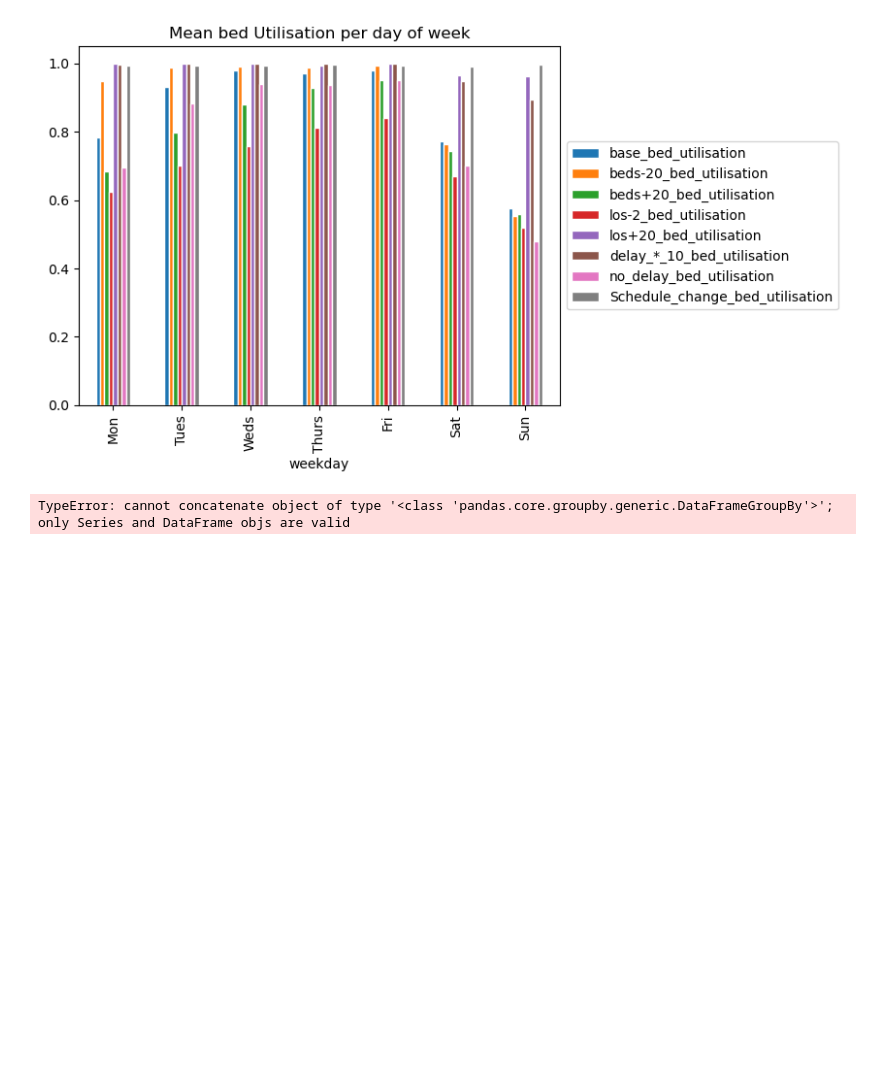
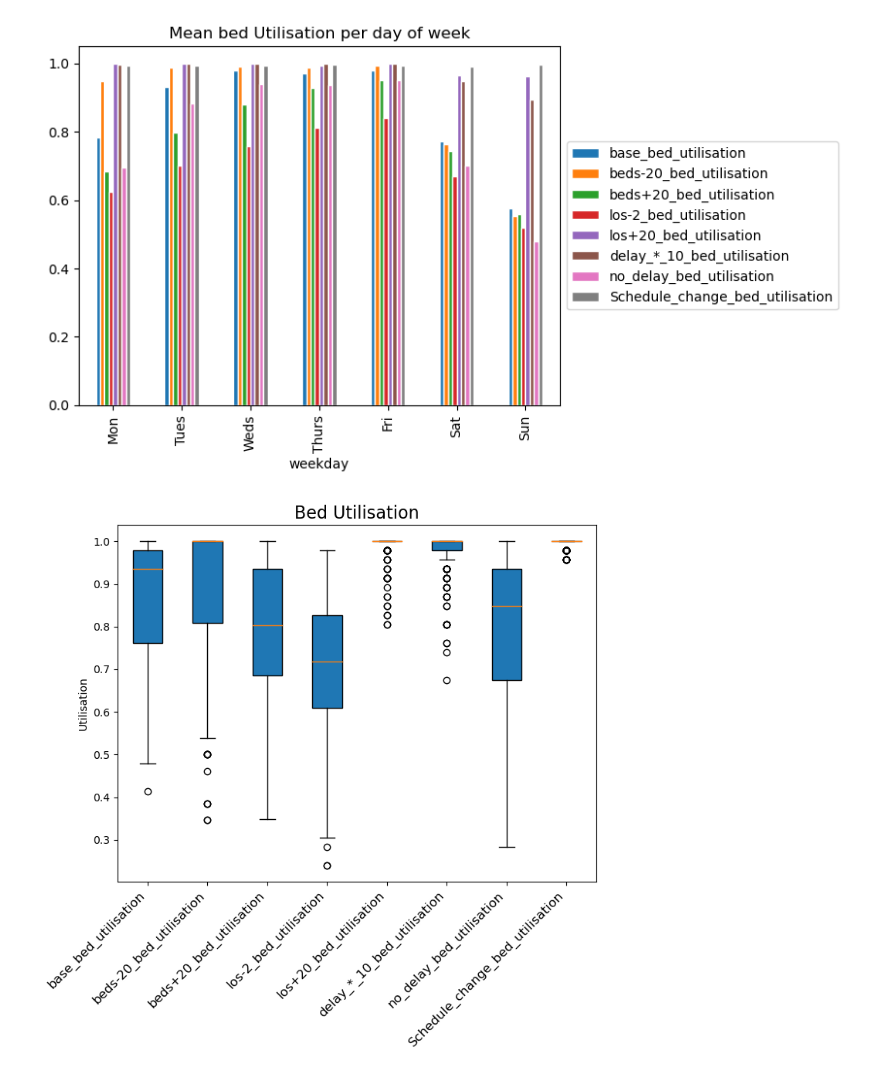
Before and after one commit to AliHarp/HEP, a Jupyter notebook: notebooks/HEP_main2.ipynb, the cells around one changed output. Cells and saved outputs as stored; diff of their text form; code cells hidden in the pictures; blank space fills up the shorter version.

Commit message:
OUTPUTS: boxplots utilisation added

```diff
--- a/notebooks/HEP_main2.ipynb
+++ b/notebooks/HEP_main2.ipynb
@@ -1733,35 +1733,36 @@ plot1 = scenario_weekly_audit(scenario_results[1])
 # %% [output]
 [figure]
 # %%
-#def scenario_weekly_boxplots(scenario_results):
-"""
-Weekly audit results for each performance measure by scenario
-"""
-columns = []
-weekly_summary = pd.DataFrame()
+def scenario_weekly_boxplots(scenario_results):
+    """
+    Weekly audit results for each performance measure by scenario
+    """
+    columns = []
+    weekly_summary = pd.DataFrame()
 
-scen_results =  scenario_results[1]
+    for sc_name, replications in scen_results.items():
+            weekly_summary = pd.concat([weekly_summary, replications.groupby(['weekday']).apply(lambda x:x)],
+                                axis=1)
+            columns.append(sc_name)
 
-for sc_name, replications in scen_results.items():
-     weekly_summary = pd.concat([weekly_summary, replications.groupby(['weekday'])],
-                                     axis=1)
-     columns.append(sc_name)
-scen_results
-#weekly_summary
-# values = weekly_summary['bed_utilisation']
-# columns = list(map('_'.join, zip(columns, values)))
-# values.columns = columns
-# day_map = {0: 'Mon', 1: 'Tues', 2: 'Weds', 3: 'Thurs', 4: 'Fri', 5: 'Sat', 6: 'Sun'}
-# values = values.rename(index=day_map)
-#values.plot(kind='bar', stacked=False,edgecolor='white',
-#            title='Mean bed Utilisation per day of week')
-#plt.legend(loc='center left', bbox_to_anchor=(1,0.5))
-#return (plt)
 
-#plot1 = scenario_weekly_audit(scenario_results[1])
-#plt.savefig('Mean daily bed utilisation scenarios')
+    values = weekly_summary['bed_utilisation']
+    columns = list(map('_'.join, zip(columns, values)))
+    values.columns = columns
+
+    fig, ax = plt.subplots(figsize=(8, 6))
+
+    # create the boxplot
+    bp = ax.boxplot(values.values, patch_artist=True)
+    ax.set_ylabel('Utilisation')
+
+    plt.xticks(range(1, len(values.columns) +1), values.columns)
+    ax.set_xticklabels(values.columns, fontsize=12, rotation=45, ha='right')
+    ax.set_title('Bed Utilisation', fontsize=16)
+
+plot1 = scenario_weekly_boxplots(scenario_results[1])
 # %% [output]
-TypeError: cannot concatenate object of type '<class 'pandas.core.groupby.generic.DataFrameGroupBy'>'; only Series and DataFrame objs are valid
+[figure, added]
 # %%
 def patient_scenarios(scenario_results):
     """
```
Also changed, not shown: 2 other files.
